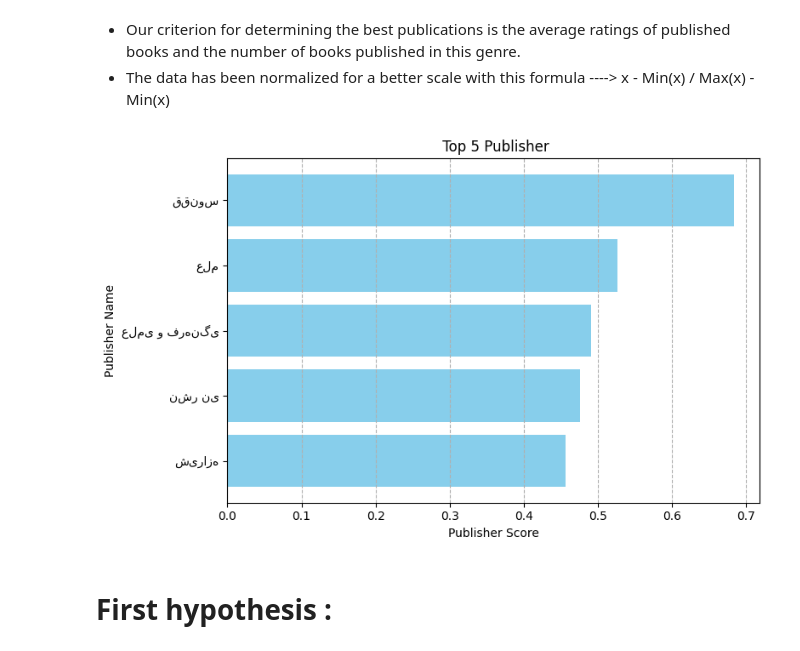
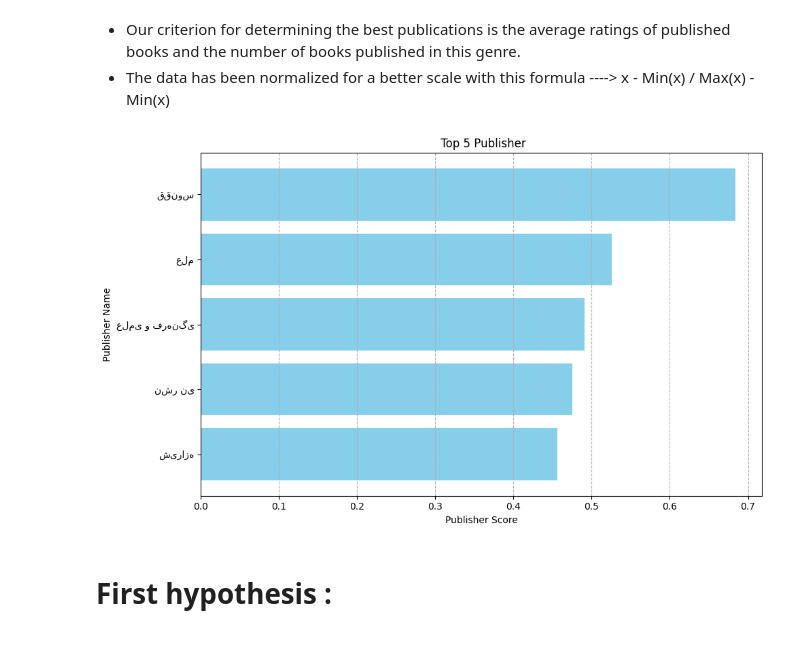
Before and after one commit to sanoooavi/Booktopia, a Jupyter notebook: statistic.ipynb, the cells around one changed output. Saved outputs shown, nothing was run; the diff lists cells and outputs as text; code cells hidden in the pictures.

```diff
--- a/statistic.ipynb
+++ b/statistic.ipynb
@@ -166,17 +169,17 @@ results = mycursor .fetchall()
 df1 = pd.DataFrame(results, columns=column)
 # %%
 #plot data
-plt.figure(figsize=(8, 5))
+plt.figure(figsize=(10, 6))
 plt.barh(df1['publisher_name'], df1['publisher_score'], color='skyblue')
 plt.xlabel('Publisher Score')
 plt.ylabel('Publisher Name')
 plt.title(' Top 5 Publisher')
 plt.gca().invert_yaxis()  # Invert the y-axis to display the highest score at the top
 plt.grid(axis='x', linestyle='--', alpha=1)
 plt.tight_layout()
 plt.show()
 # %% [output]
-[figure, old version]
+[figure, new version]
 # %% [markdown]
 # First hypothesis :
 # %%
```
Also changed, not shown: parts of 4 cells of this notebook.
